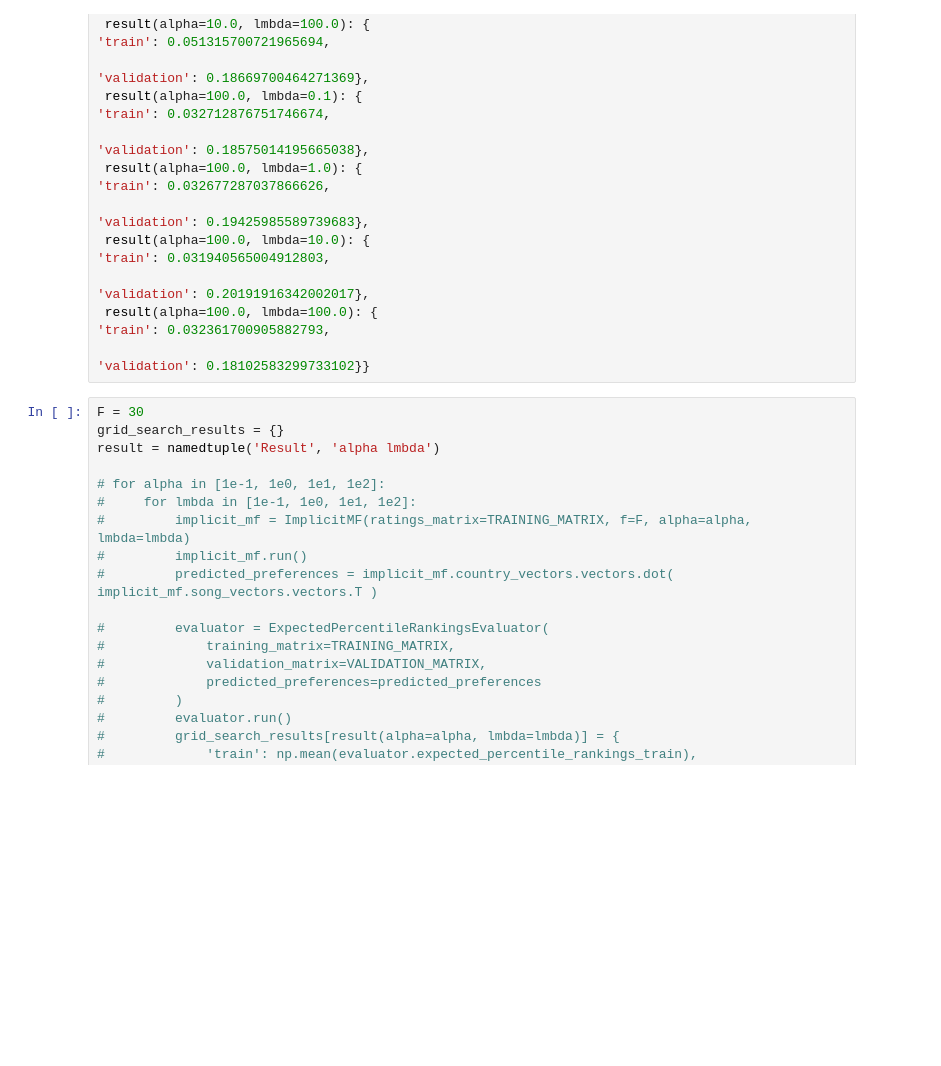
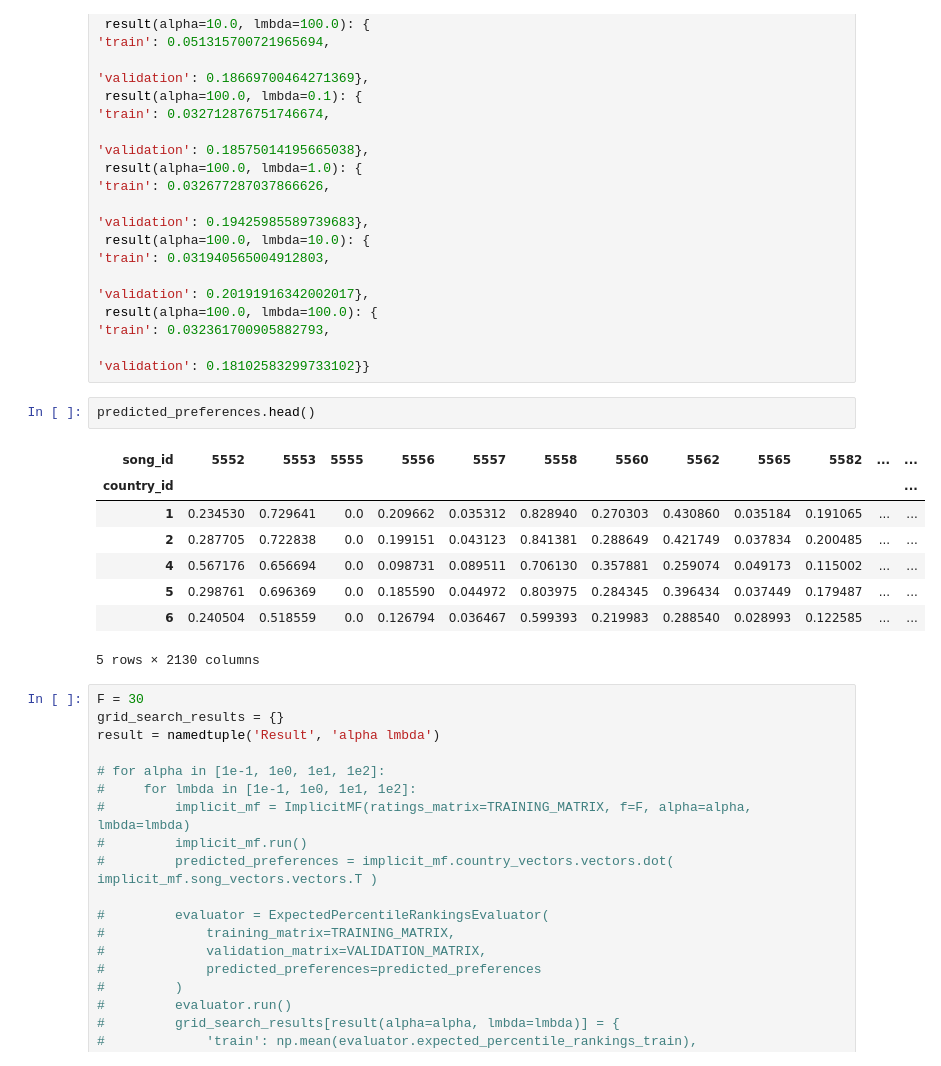
Before and after one commit to cavaunpeu/dotify, a Jupyter notebook: notebooks/neural_implicit_mf.ipynb, the cells around one changed output. Drawn from its saved outputs; the diff is of its cells as text; blank space fills up the shorter version.

```diff
--- a/notebooks/neural_implicit_mf.ipynb
+++ b/notebooks/neural_implicit_mf.ipynb
@@ -178,6 +178,17 @@ grid_search_results = {result(alpha=0.1, lmbda=0.1): {'train': 0.032407390666058
 'train': 0.032361700905882793,
 
 'validation': 0.18102583299733102}}
+# %%
+predicted_preferences.head()
+# %% [output]
+| song_id | 5552 | 5553 | 5555 | 5556 | 5557 | 5558 | 5560 | 5562 | 5565 | 5582 | ... | ... |
+| country_id |  |  |  |  |  |  |  |  |  |  |  | ... |
+| 1 | 0.234530 | 0.729641 | 0.0 | 0.209662 | 0.035312 | 0.828940 | 0.270303 | 0.430860 | 0.035184 | 0.191065 | ... | ... |
+| 2 | 0.287705 | 0.722838 | 0.0 | 0.199151 | 0.043123 | 0.841381 | 0.288649 | 0.421749 | 0.037834 | 0.200485 | ... | ... |
+| 4 | 0.567176 | 0.656694 | 0.0 | 0.098731 | 0.089511 | 0.706130 | 0.357881 | 0.259074 | 0.049173 | 0.115002 | ... | ... |
+| 5 | 0.298761 | 0.696369 | 0.0 | 0.185590 | 0.044972 | 0.803975 | 0.284345 | 0.396434 | 0.037449 | 0.179487 | ... | ... |
+| 6 | 0.240504 | 0.518559 | 0.0 | 0.126794 | 0.036467 | 0.599393 | 0.219983 | 0.288540 | 0.028993 | 0.122585 | ... | ... |
+5 rows × 2130 columns
 # %%
 F = 30
 grid_search_results = {}
```
Also changed, not shown: parts of 22 cells of this notebook.
